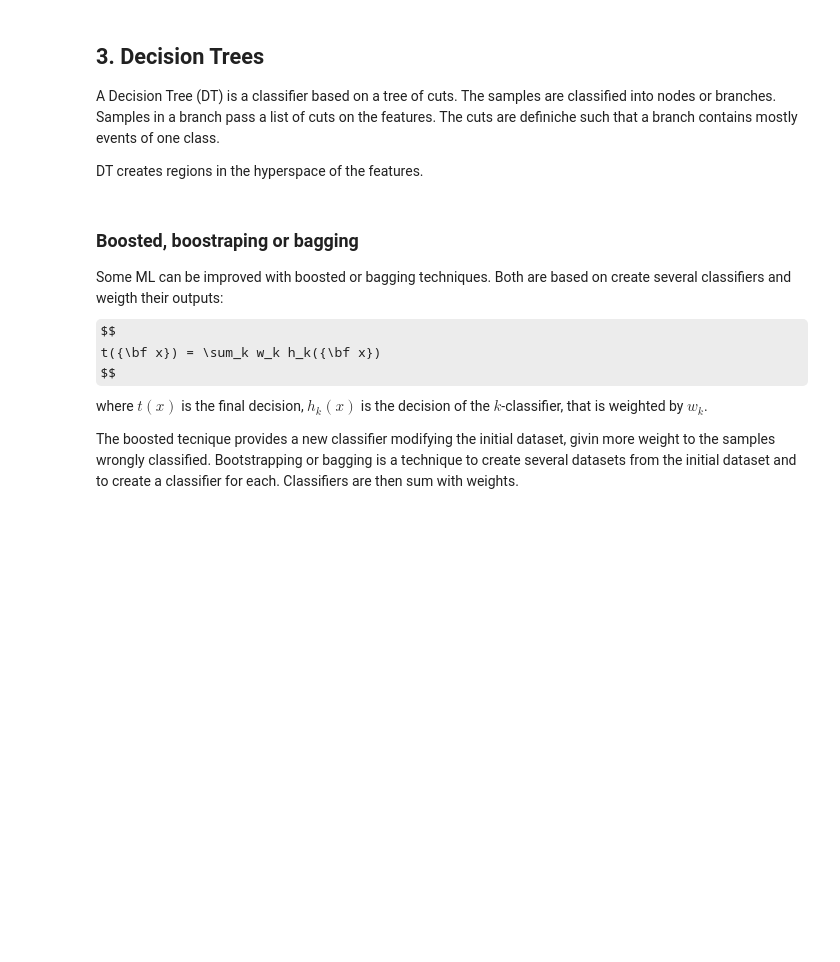
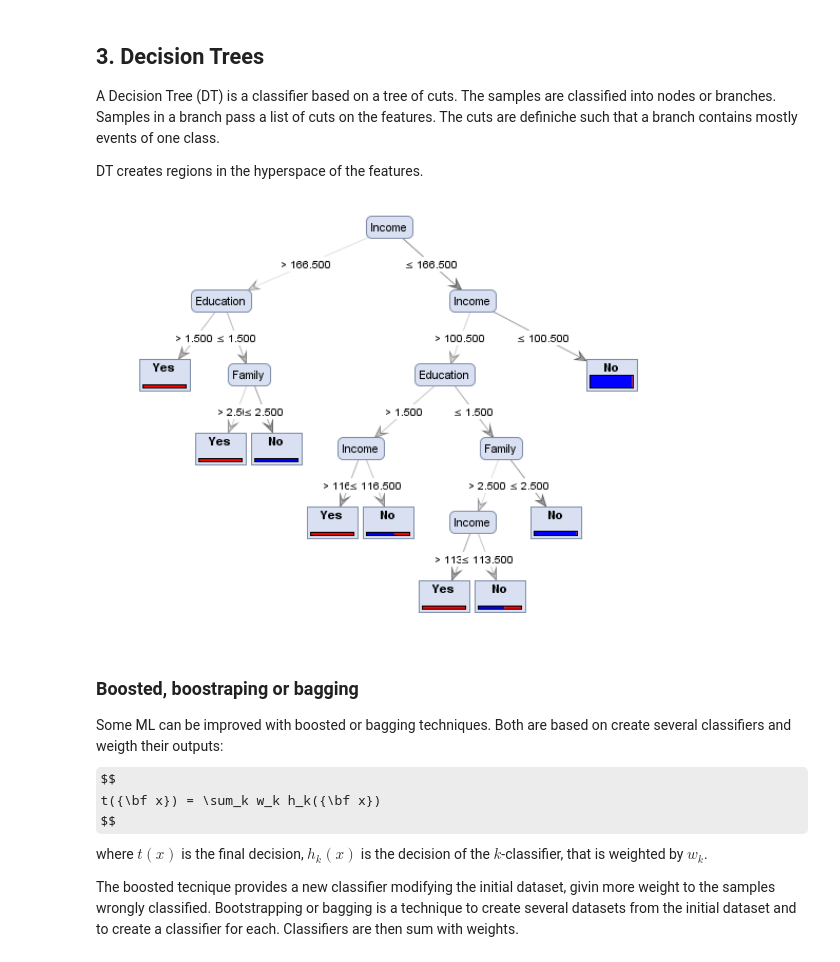
Before and after one commit to jahernando/uscdatanacourse, a Jupyter notebook: MVA.ipynb, the cells around one changed output. Saved outputs shown, nothing was run; the diff lists cells and outputs as text; code cells hidden in the pictures; some formulas as TeX source; blank space fills up the shorter version.

```diff
--- a/MVA.ipynb
+++ b/MVA.ipynb
@@ -472,6 +472,10 @@ Alternatives:
 A Decision Tree (DT) is a classifier based on a tree of cuts. The samples are classified into nodes or branches. Samples in a branch pass a list of cuts on the features. The cuts are definiche such that a branch contains mostly events of one class.
 
 DT creates regions in the hyperspace of the features.
+# %%
+display(Image('figs/dtree.png',width=600))
+# %% [output]
+[figure, added]
 # %% [markdown]
 ### Boosted, boostraping or bagging
 
```
Also changed, not shown: 1 other file.
